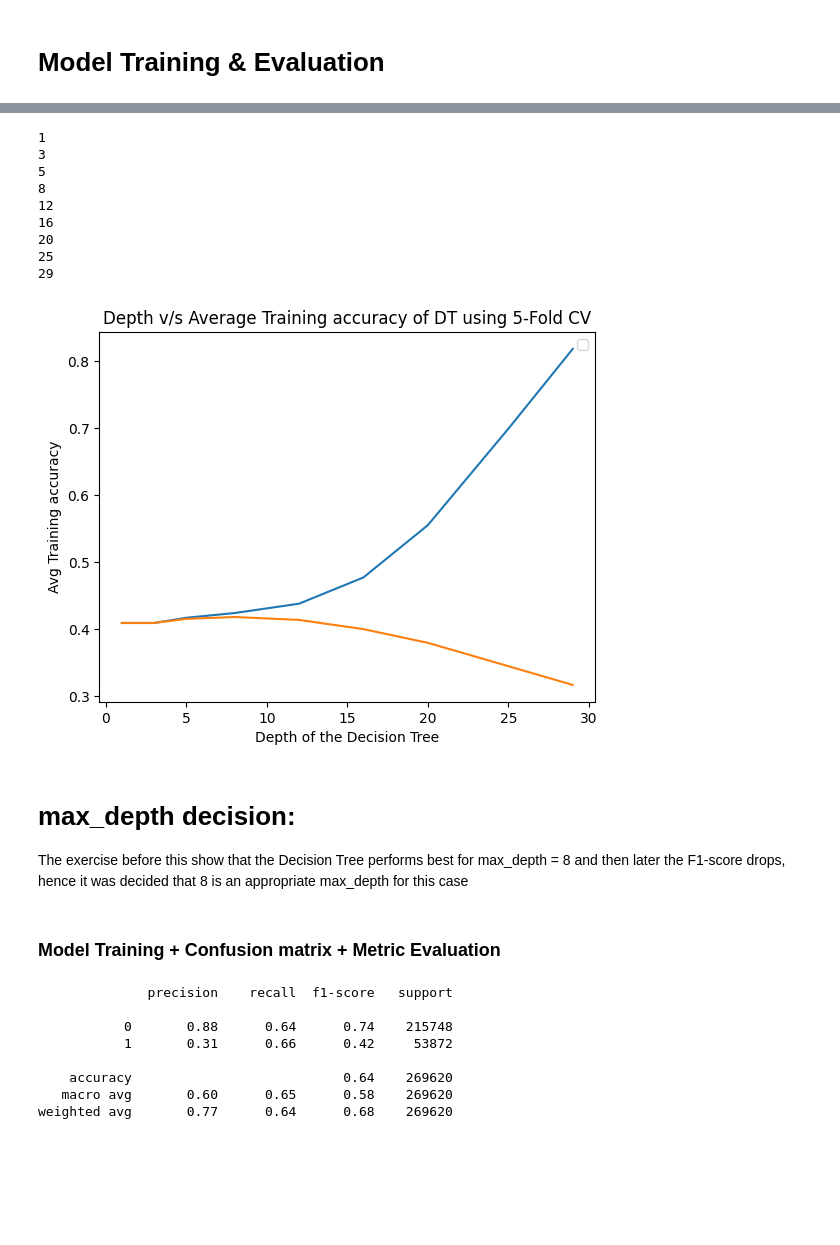
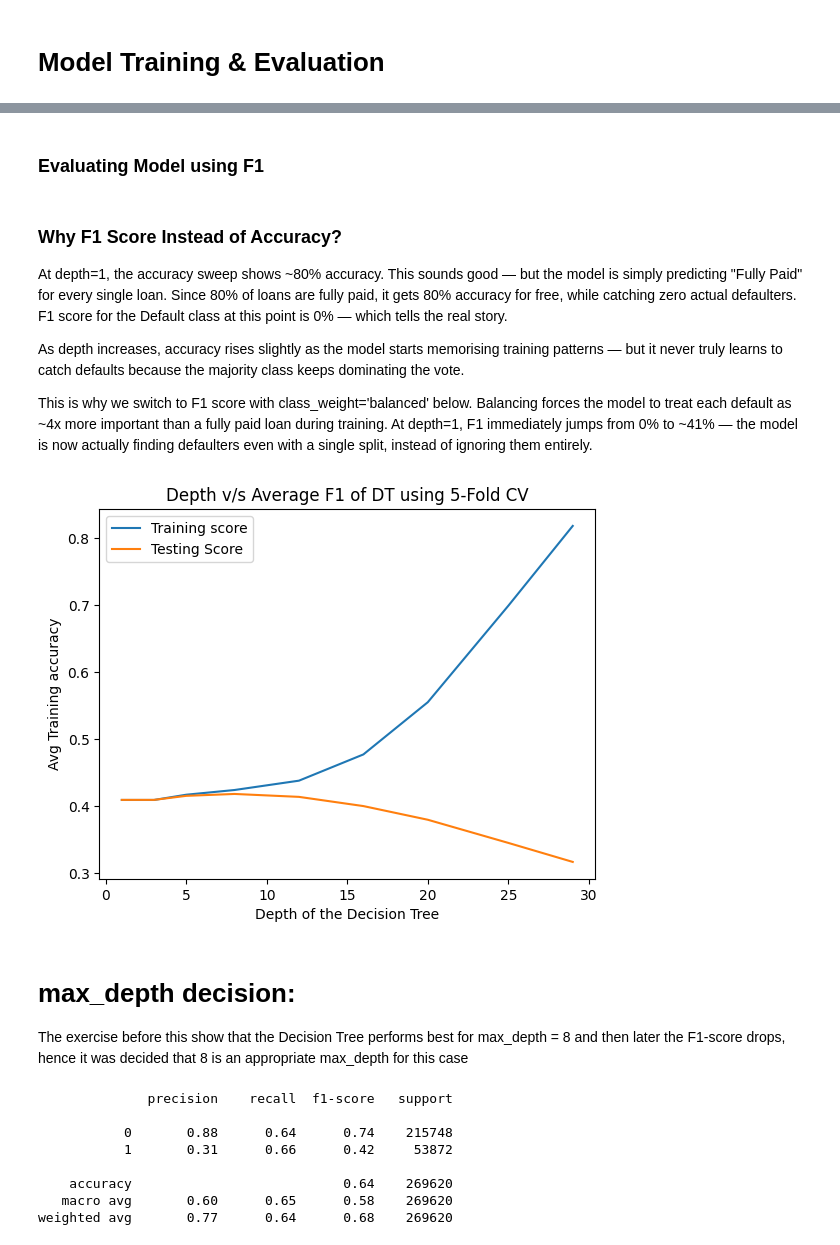
Before and after one commit to Himanshu13-Programs/AI-ML-Journey, a Jupyter notebook: week3-loan-default-classification/Week3_Loan_Default_Classifier.ipynb, the cells around one changed output, grey strips where cells are left out. Saved outputs shown, nothing was run; the diff lists cells and outputs as text; code cells hidden in the pictures; blank space fills up the shorter version.

```diff
--- a/week3-loan-default-classification/Week3_Loan_Default_Classifier.ipynb
+++ b/week3-loan-default-classification/Week3_Loan_Default_Classifier.ipynb
@@ -348,0 +349,20 @@ df.drop(columns=['loan_status'],inplace=True)
+# %%
+dt_training_res_list =[]
+dt_testing_res_list =[]
+
+for d in [1, 3, 5, 8, 12, 16, 20,25,29]:
+    dt = DecisionTreeClassifier(criterion="gini",
+                                splitter="best",
+                                max_depth=d                               )
+    result = cross_validate(dt,X=df,y=y,cv=5,return_train_score=True,
+                            scoring="accuracy",n_jobs=-1)
+    dt_training_res_list.append(np.mean(result["train_score"]))
+    dt_testing_res_list.append(np.mean(result["test_score"]))
+
+plt.plot([1, 3, 5, 8, 12, 16, 20,25,29],dt_training_res_list,label="Training score")
+plt.plot([1, 3, 5, 8, 12, 16, 20,25,29],dt_testing_res_list,label='Testing score')
+plt.xlabel("Depth of the Decision Tree")
+plt.ylabel("Avg Training accuracy")
+plt.title("Depth v/s Average Training accuracy of DT using 5-Fold CV")
+plt.legend()
+plt.show()
@@ -349,43 +371,51 @@ df.drop(columns=['loan_status'],inplace=True)
+# %% [markdown]
+### Evaluating Model using F1
+# %% [markdown]
+### Why F1 Score Instead of Accuracy?
+
+At depth=1, the accuracy sweep shows ~80% accuracy. This sounds good —
+but the model is simply predicting "Fully Paid" for every single loan.
+Since 80% of loans are fully paid, it gets 80% accuracy for free,
+while catching zero actual defaulters. F1 score for the Default class
+at this point is 0% — which tells the real story.
+
+As depth increases, accuracy rises slightly as the model starts
+memorising training patterns — but it never truly learns to catch
+defaults because the majority class keeps dominating the vote.
+
+This is why we switch to F1 score with class_weight='balanced' below.
+Balancing forces the model to treat each default as ~4x more important
+than a fully paid loan during training. At depth=1, F1 immediately
+jumps from 0% to ~41% — the model is now actually finding defaulters
+even with a single split, instead of ignoring them entirely.
 # %%
 dt_training_acc_list =[]
 dt_testing_acc_list =[]
 
 for d in [1, 3, 5, 8, 12, 16, 20,25,29]:
     dt = DecisionTreeClassifier(criterion="gini",
                                 splitter="best",
                                 max_depth=d,
                                 class_weight='balanced' # High imbalance between class labels would lead to unfair voting hence
                                 # weight assigned to ensure fair voting
                                )
     result = cross_validate(dt,X=df,y=y,cv=5,return_train_score=True,
                             scoring="f1",n_jobs=-1)
     dt_training_acc_list.append(np.mean(result["train_score"]))
     dt_testing_acc_list.append(np.mean(result["test_score"]))
-    print(d)
 
-plt.plot([1, 3, 5, 8, 12, 16, 20,25,29],dt_training_acc_list)
-plt.plot([1, 3, 5, 8, 12, 16, 20,25,29],dt_testing_acc_list)
-plt.legend()
+plt.plot([1, 3, 5, 8, 12, 16, 20,25,29],dt_training_acc_list,label="Training score")
+plt.plot([1, 3, 5, 8, 12, 16, 20,25,29],dt_testing_acc_list,label="Testing Score")
 plt.xlabel("Depth of the Decision Tree")
 plt.ylabel("Avg Training accuracy")
-plt.title("Depth v/s Average Training accuracy of DT using 5-Fold CV")
+plt.title("Depth v/s Average F1 of DT using 5-Fold CV")
+plt.legend()
 plt.show()
 # %% [output]
-1
-3
-5
-8
-12
-16
-20
-25
-29
-[figure, old version]
+[figure, new version]
 # %% [markdown]
 # max_depth decision:
 The exercise before this show that the Decision Tree performs best for max_depth = 8 and then later the F1-score drops, hence it was decided that 8 is an appropriate max_depth for this case
-# %% [markdown]
-### Model Training + Confusion matrix + Metric Evaluation
 # %%
 dt = DecisionTreeClassifier(criterion="gini",
                                 splitter="best",
```
Also changed, not shown: parts of 11 cells of this notebook.
